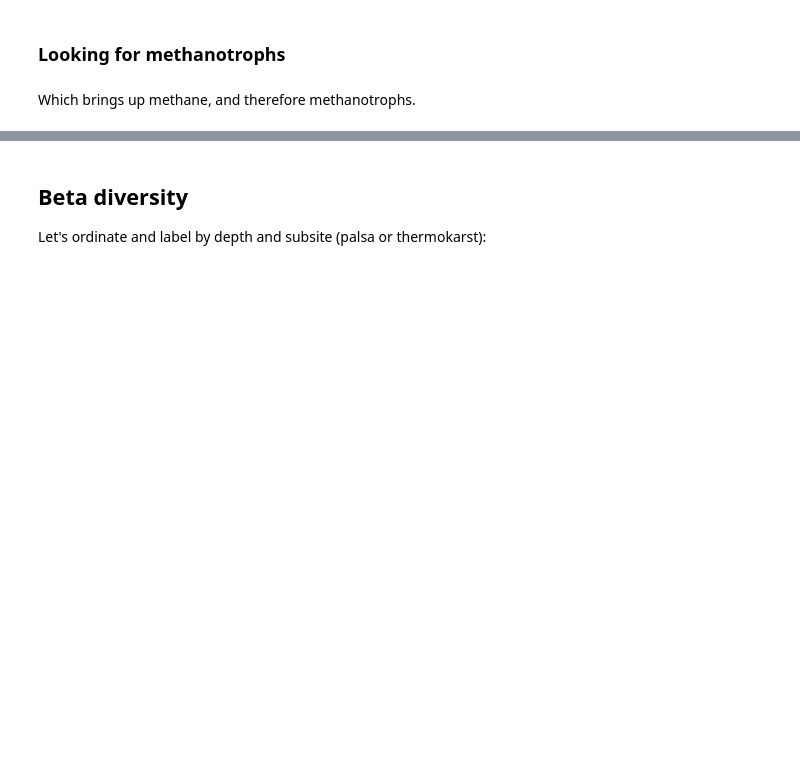
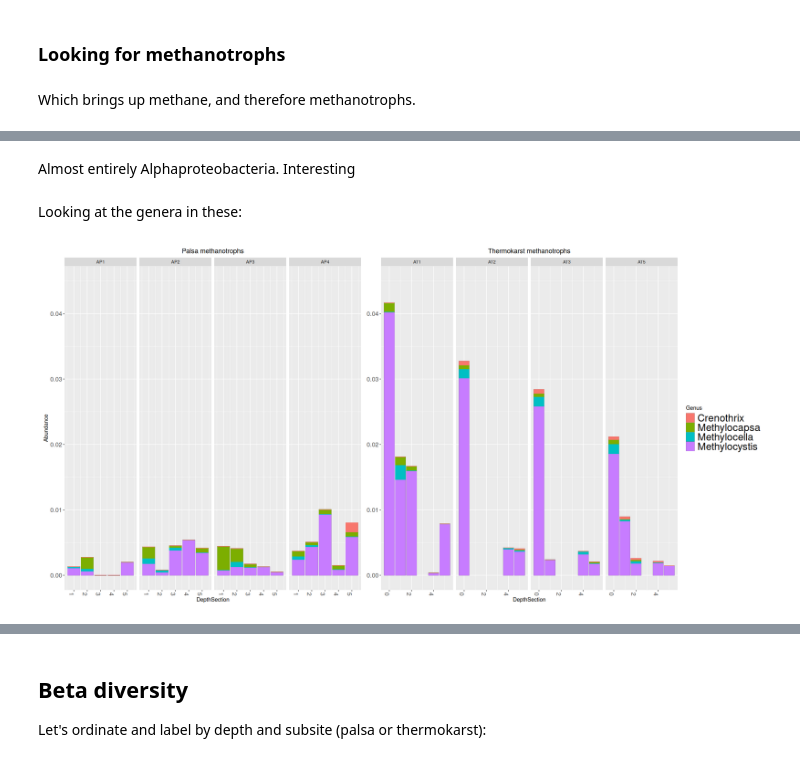
Before and after one commit to danchurch/sphagnumCUEmetabarcoding, a Jupyter notebook: sequenceAnalysis/firstLookPeat16s.ipynb, the cells around one changed output, grey strips where cells are left out. Drawn from its saved outputs; the diff is of its cells as text; code cells hidden in the pictures; blank space fills up the shorter version.

```diff
--- a/sequenceAnalysis/firstLookPeat16s.ipynb
+++ b/sequenceAnalysis/firstLookPeat16s.ipynb
@@ -557,0 +696,38 @@ With all the above sources I came up with the genera in the list below for confi
+# %% [markdown]
+Almost entirely Alphaproteobacteria. Interesting
+# %% [markdown]
+Looking at the genera in these:
+# %%
+methanotrophList <- read.csv("findMethanotrophs/findbacterialMethanotrophs.csv", header=FALSE)[,1]
+ps.justMethantrophs <- subset_taxa(ps007_cleaned_sqrt_prop, Genus %in% methanotrophList)
+psObject <- ps.justMethantrophs
+howManyOTUs <- 20
+ps.justPalsa <- subset_samples(psObject, Subsite=="Palsa")
+ps.justPalsa.genus <- tax_glom(ps.justPalsa, taxrank="Genus")
+ps.justThermokarst <- subset_samples(psObject, Subsite=="Thermokarst")
+ps.justThermokarst.genus <- tax_glom(ps.justThermokarst, taxrank="Genus")
+topGenus_palsa <- names(sort(colSums(otu_table(ps.justPalsa.genus)), decreasing=TRUE)[1:howManyOTUs])
+topGenus_Thermokarst <- names(sort(colSums(otu_table(ps.justThermokarst.genus)), decreasing=TRUE)[1:howManyOTUs])
+ps.justPalsa_topGenus <- prune_taxa(topGenus_palsa, ps.justPalsa.genus)
+ps.justThermokarst_topGenus <- prune_taxa(topGenus_Thermokarst, ps.justThermokarst.genus)
+genusTop.Pal <- plot_bar(ps.justPalsa_topGenus, x="DepthSection", fill = "Genus", facet_grid=~Core ) +
+                          geom_bar(aes(color=Genus, fill=Genus), stat="identity", position="stack") +
+                          theme(axis.text=element_text(size=12)) +
+                          theme(legend.position="none") +
+                          #theme( #axis.text.y=element_blank(),
+                                 #axis.ticks.y=element_blank(),
+                                 #legend.text=element_text(size=20) ) +
+                          labs(title='Palsa methanotrophs') + theme(plot.title = element_text(hjust = 0.5))
+genusTop.tk  <- plot_bar(ps.justThermokarst_topGenus, x="DepthSection", fill = "Genus", facet_grid=~Core ) +
+                                geom_bar(aes(color=Genus, fill=Genus), stat="identity", position="stack") +
+                                theme(axis.text=element_text(size=12)) +
+                                theme( #axis.text.y=element_blank(),
+                                       #axis.ticks.y=element_blank(),
+                                       legend.text=element_text(size=20) ) +
+                                ylab(NULL) +
+                                labs(title='Thermokarst methanotrophs') + theme(plot.title = element_text(hjust = 0.5))
+
+methanotrophsPlot <- genusTop.Pal + genusTop.tk
+methanotrophsPlot & ylim(min(0), max(0.045))
+# %% [output]
+[figure, added]
```
Also changed, not shown: parts of 22 cells of this notebook, 1 other file.
